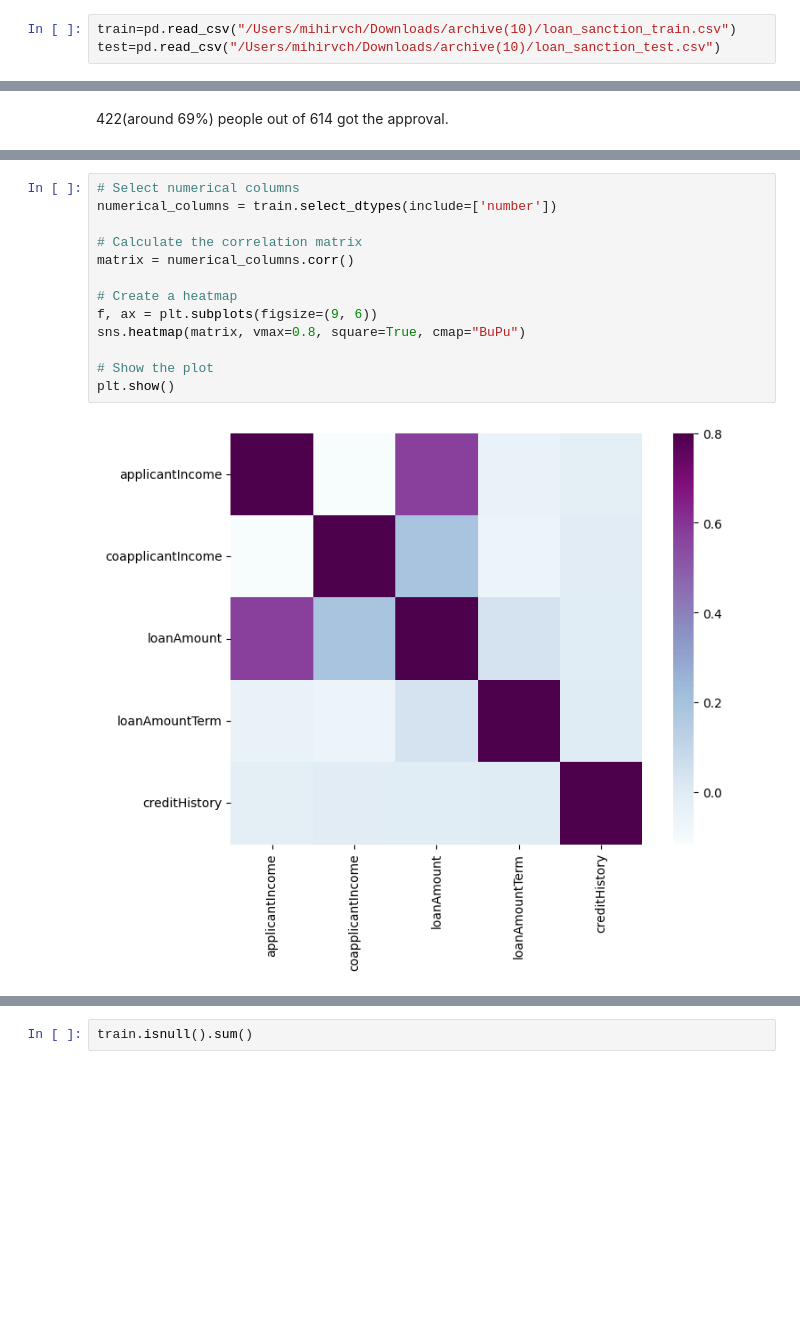
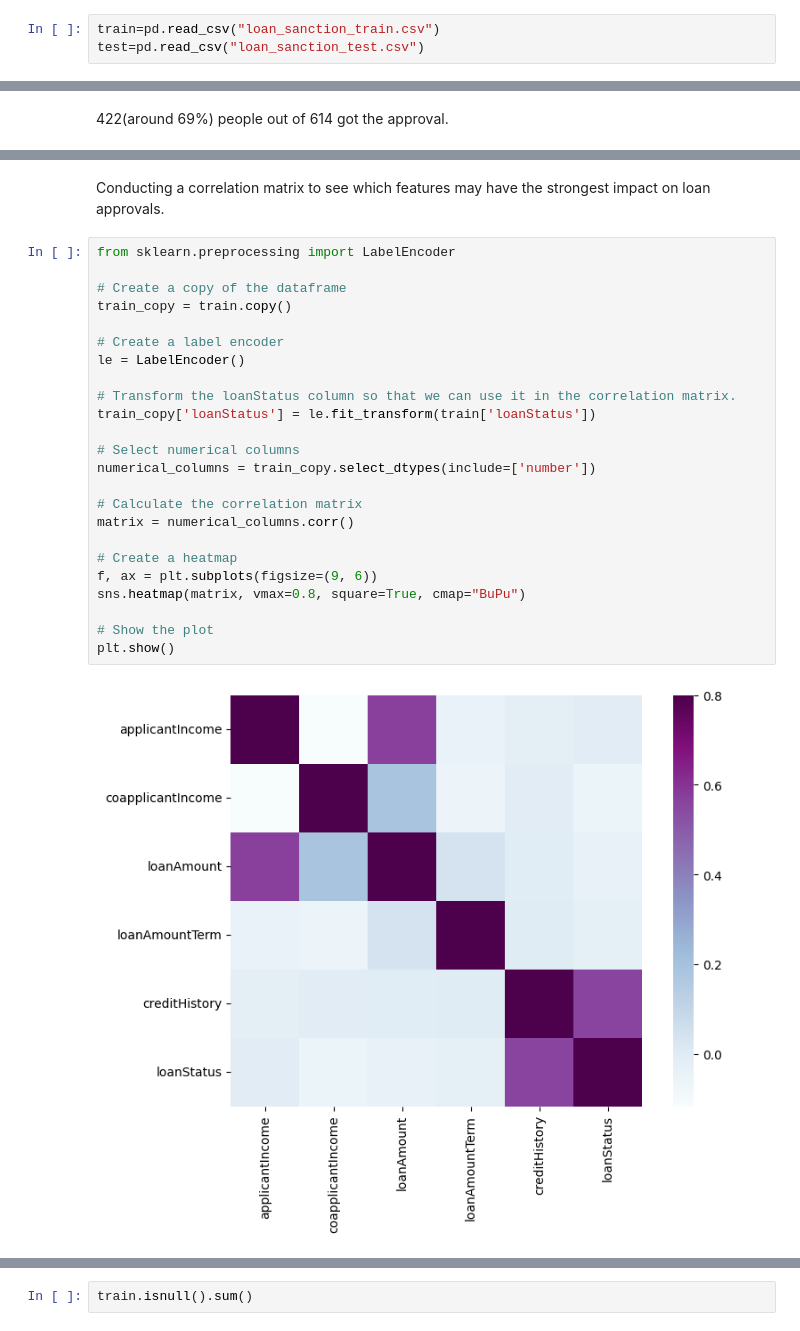
Before and after one commit to mihirvch/AWSAssignmentA4, a Jupyter notebook: modeljupyter.ipynb, the cells around one changed output, grey strips where cells are left out. Cells and saved outputs as stored; diff of their text form; blank space fills up the shorter version.

```diff
--- a/modeljupyter.ipynb
+++ b/modeljupyter.ipynb
@@ -27,5 +24,5 @@ Train file will be used for training the model, i.e. our model will learn from t
 
 The test file contains all the independent variables, but not the target variable. We will apply the model to predict the target variable for the test data.
 # %%
-train=pd.read_csv("/Users/mihirvch/Downloads/archive(10)/loan_sanction_train.csv")
-test=pd.read_csv("/Users/mihirvch/Downloads/archive(10)/loan_sanction_test.csv")
+train=pd.read_csv("loan_sanction_train.csv")
+test=pd.read_csv("loan_sanction_test.csv")
@@ -118,18 +120,31 @@ train.head()
 | 2 | LP001005 | Male | Yes | 0 | Graduate | Yes | 3000 | 0.0 | ... |
 | 3 | LP001006 | Male | Yes | 0 | Not Graduate | No | 2583 | 2358.0 | ... |
 | 4 | LP001008 | Male | No | 0 | Graduate | No | 6000 | 0.0 | ... |
+# %% [markdown]
+Conducting a correlation matrix to see which features may have the strongest impact on loan approvals.
 # %%
+from sklearn.preprocessing import LabelEncoder
+
+# Create a copy of the dataframe
+train_copy = train.copy()
+
+# Create a label encoder
+le = LabelEncoder()
+
+# Transform the loanStatus column so that we can use it in the correlation matrix.
+train_copy['loanStatus'] = le.fit_transform(train['loanStatus'])
+
 # Select numerical columns
-numerical_columns = train.select_dtypes(include=['number'])
+numerical_columns = train_copy.select_dtypes(include=['number'])
 
 # Calculate the correlation matrix
 matrix = numerical_columns.corr()
 
 # Create a heatmap
 f, ax = plt.subplots(figsize=(9, 6))
 sns.heatmap(matrix, vmax=0.8, square=True, cmap="BuPu")
 
 # Show the plot
 plt.show()
 # %% [output]
-[figure, old version]
+[figure, new version]
```
Also changed, not shown: parts of 31 cells of this notebook.
